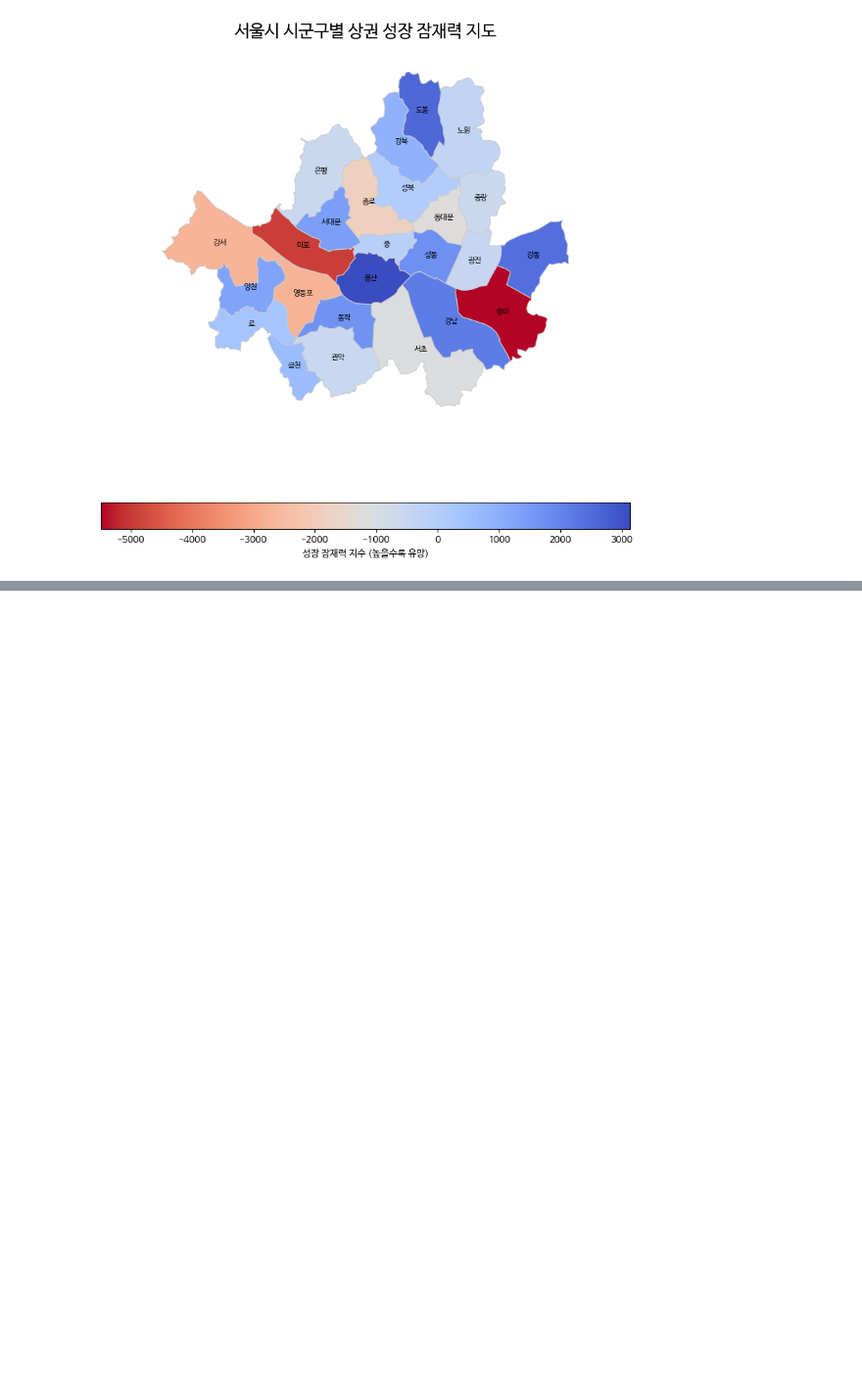
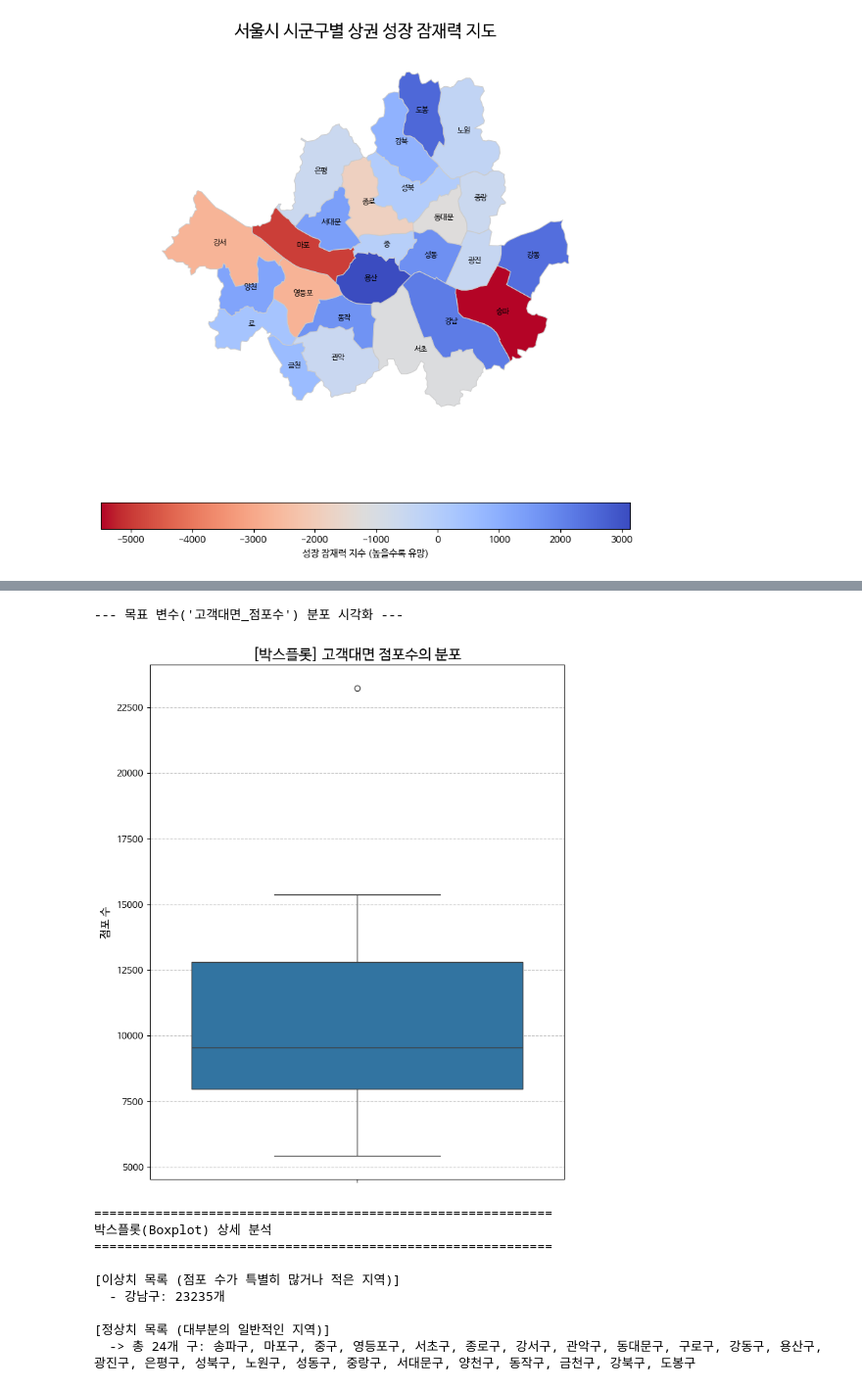
Before and after one commit to Sjoneon/Bigdata2, a Jupyter notebook: LastRealBigData.ipynb, the cells around one changed output, grey strips where cells are left out. Shown at 98% size. Drawn from its saved outputs; the diff is of its cells as text; code cells hidden in the pictures; blank space fills up the shorter version.

```diff
--- a/LastRealBigData.ipynb
+++ b/LastRealBigData.ipynb
@@ -383,0 +459,77 @@ else:
+# %%
+#
+# 셀 별도2: 이상치 확인을 위한 박스플롯
+#
+if '고객대면_점포수' in df_final.columns:
+
+    print("--- 목표 변수('고객대면_점포수') 분포 시각화 ---")
+
+    # 1. 시각화를 위해 Seaborn과 Matplotlib를 사용합니다.
+    import seaborn as sns
+    import matplotlib.pyplot as plt
+
+    # 2. 박스플롯 생성
+    plt.figure(figsize=(8, 10))
+    sns.boxplot(y=df_final['고객대면_점포수'])
+    plt.title('[박스플롯] 고객대면 점포수의 분포', fontsize=16)
+    plt.ylabel('점포 수', fontsize=12)
+    plt.grid(axis='y', linestyle='--', alpha=0.7)
+    plt.show()
+
+    # 3. 이상치 및 정상치 계산
+    Q1 = df_final['고객대면_점포수'].quantile(0.25)
+    Q3 = df_final['고객대면_점포수'].quantile(0.75)
+    IQR = Q3 - Q1
+    upper_bound = Q3 + 1.5 * IQR  # 상위 이상치 경계
+    lower_bound = Q1 - 1.5 * IQR  # 하위 이상치 경계
+
+    # 경계선을 벗어나는 데이터를 '이상치'로 정의
+    outlier_districts = df_final[
+        (df_final['고객대면_점포수'] > upper_bound) |
+        (df_final['고객대면_점포수'] < lower_bound)
+    ]
+
+    # 경계선 안에 있는 데이터를 '정상치'로 정의
+    normal_districts = df_final[
+        (df_final['고객대면_점포수'] <= upper_bound) &
+        (df_final['고객대면_점포수'] >= lower_bound)
+    ]
+
+
+    # 4. 결과 출력
+    print("\n" + "="*60)
+    print("박스플롯(Boxplot) 상세 분석")
+    print("="*60)
+
+    # 이상치 목록 출력
+    print("\n[이상치 목록 (점포 수가 특별히 많거나 적은 지역)]")
+    if not outlier_districts.empty:
+        outlier_districts_sorted = outlier_districts.sort_values(by='고객대면_점포수', ascending=False)
+        for district, row in outlier_districts_sorted.iterrows():
+            print(f"  - {district}: {int(row['고객대면_점포수'])}개")
+    else:
+        print("  - 발견된 이상치가 없습니다.")
+
+    # [추가] 정상치 목록 출력
+    print("\n[정상치 목록 (대부분의 일반적인 지역)]")
+    if not normal_districts.empty:
+        normal_districts_sorted = normal_districts.sort_values(by='고객대면_점포수', ascending=False)
+        # 한 줄로 보기 편하게 출력
+        print(f"  -> 총 {len(normal_districts_sorted)}개 구: {', '.join(normal_districts_sorted.index)}")
+    else:
+        print("  - 발견된 정상치가 없습니다.")
+
+else:
+    print("‼️ 'df_final' 데이터프레임에 '고객대면_점포수' 컬럼이 없습니다. 이전 셀을 먼저 실행해주세요.")
+# %% [output]
+--- 목표 변수('고객대면_점포수') 분포 시각화 ---
+[figure, added]
+============================================================
+박스플롯(Boxplot) 상세 분석
+============================================================
+
+[이상치 목록 (점포 수가 특별히 많거나 적은 지역)]
+  - 강남구: 23235개
+
+[정상치 목록 (대부분의 일반적인 지역)]
+  -> 총 24개 구: 송파구, 마포구, 중구, 영등포구, 서초구, 종로구, 강서구, 관악구, 동대문구, 구로구, 강동구, 용산구, 광진구, 은평구, 성북구, 노원구, 성동구, 중랑구, 서대문구, 양천구, 동작구, 금천구, 강북구, 도봉구
```
Also changed, not shown: parts of 1 cell of this notebook.
